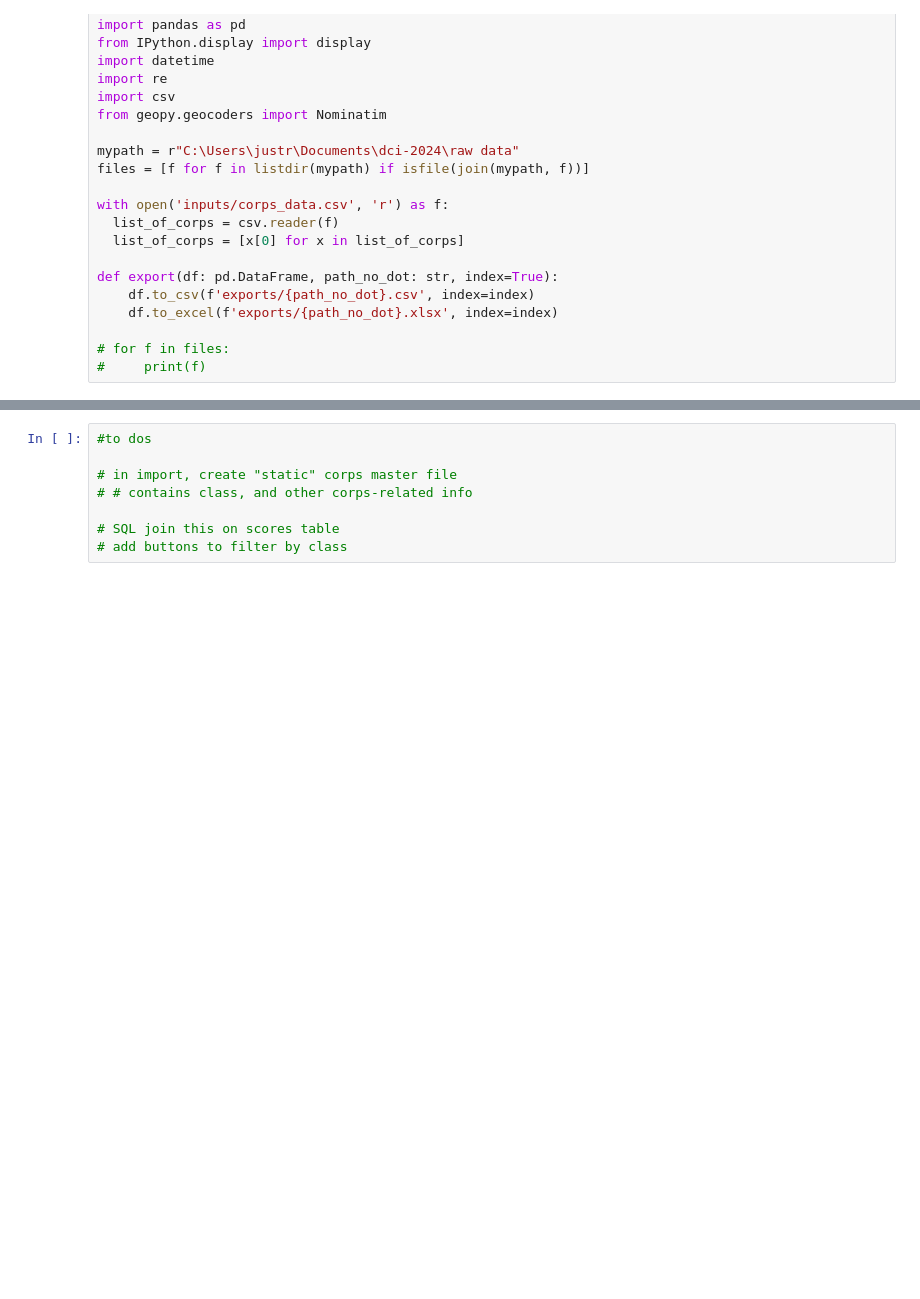
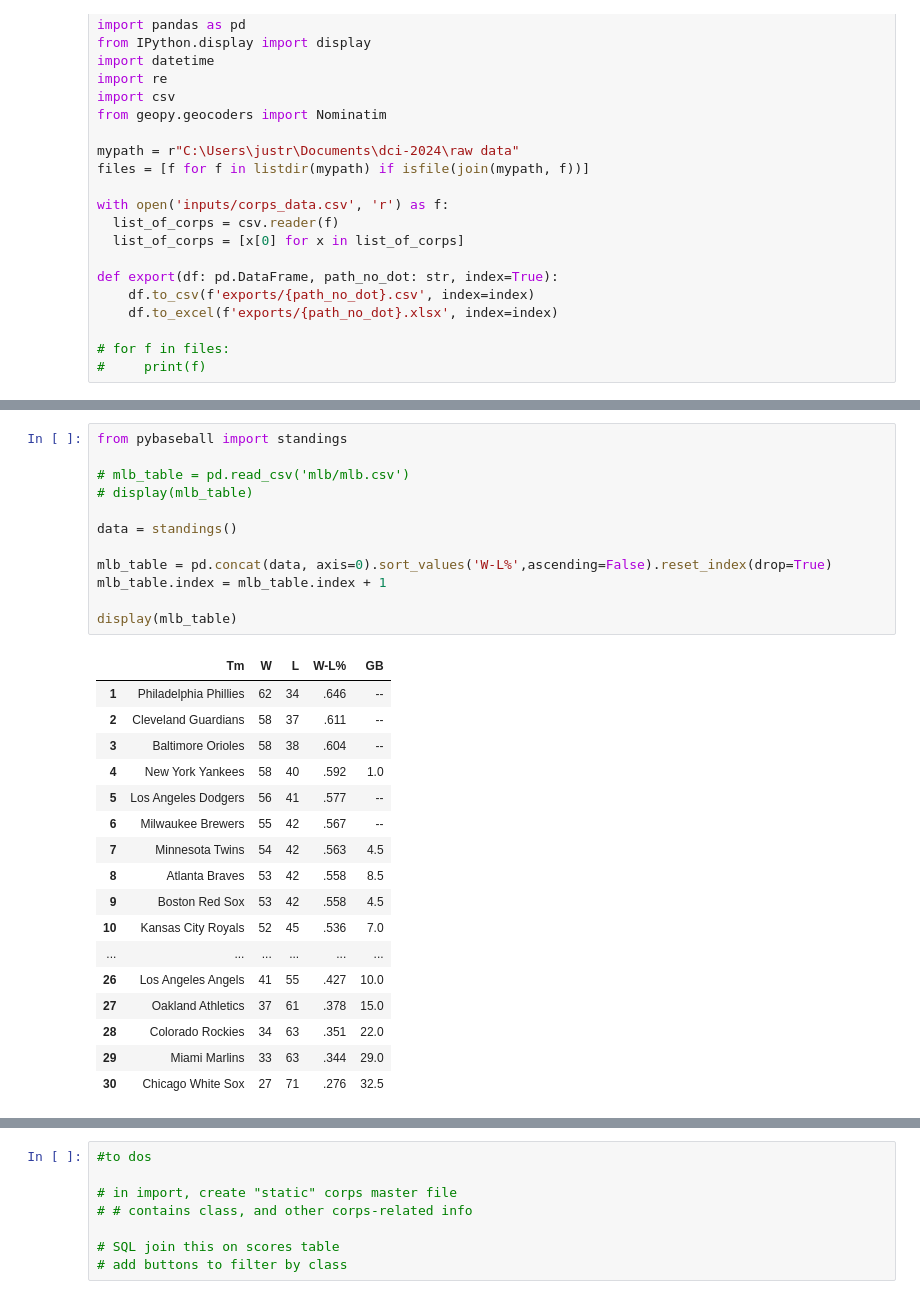
Before and after one commit to notromanramirez/dci-2024, a Jupyter notebook: dci2024.ipynb, the cells around one changed output, grey strips where cells are left out. Saved outputs shown, nothing was run; the diff lists cells and outputs as text; blank space fills up the shorter version.

```diff
--- a/dci2024.ipynb
+++ b/dci2024.ipynb
@@ -350,3 +352,33 @@ with pd.option_context('display.max_rows', None, 'display.max_columns', None):
+# %%
+from pybaseball import standings
+
+# mlb_table = pd.read_csv('mlb/mlb.csv')
+# display(mlb_table)
+
+data = standings()
+
+mlb_table = pd.concat(data, axis=0).sort_values('W-L%',ascending=False).reset_index(drop=True)
+mlb_table.index = mlb_table.index + 1
+
+display(mlb_table)
+# %% [output]
+|  | Tm | W | L | W-L% | GB |
+| 1 | Philadelphia Phillies | 62 | 34 | .646 | -- |
+| 2 | Cleveland Guardians | 58 | 37 | .611 | -- |
+| 3 | Baltimore Orioles | 58 | 38 | .604 | -- |
+| 4 | New York Yankees | 58 | 40 | .592 | 1.0 |
+| 5 | Los Angeles Dodgers | 56 | 41 | .577 | -- |
+| 6 | Milwaukee Brewers | 55 | 42 | .567 | -- |
+| 7 | Minnesota Twins | 54 | 42 | .563 | 4.5 |
+| 8 | Atlanta Braves | 53 | 42 | .558 | 8.5 |
+| 9 | Boston Red Sox | 53 | 42 | .558 | 4.5 |
+| 10 | Kansas City Royals | 52 | 45 | .536 | 7.0 |
+| ... | ... | ... | ... | ... | ... |
+| 26 | Los Angeles Angels | 41 | 55 | .427 | 10.0 |
+| 27 | Oakland Athletics | 37 | 61 | .378 | 15.0 |
+| 28 | Colorado Rockies | 34 | 63 | .351 | 22.0 |
+| 29 | Miami Marlins | 33 | 63 | .344 | 29.0 |
+| 30 | Chicago White Sox | 27 | 71 | .276 | 32.5 |
 # %%
 import plotly.graph_objects as go
 import plotly.colors as pc
```
Also changed, not shown: parts of 5 cells of this notebook, 29 other files.
